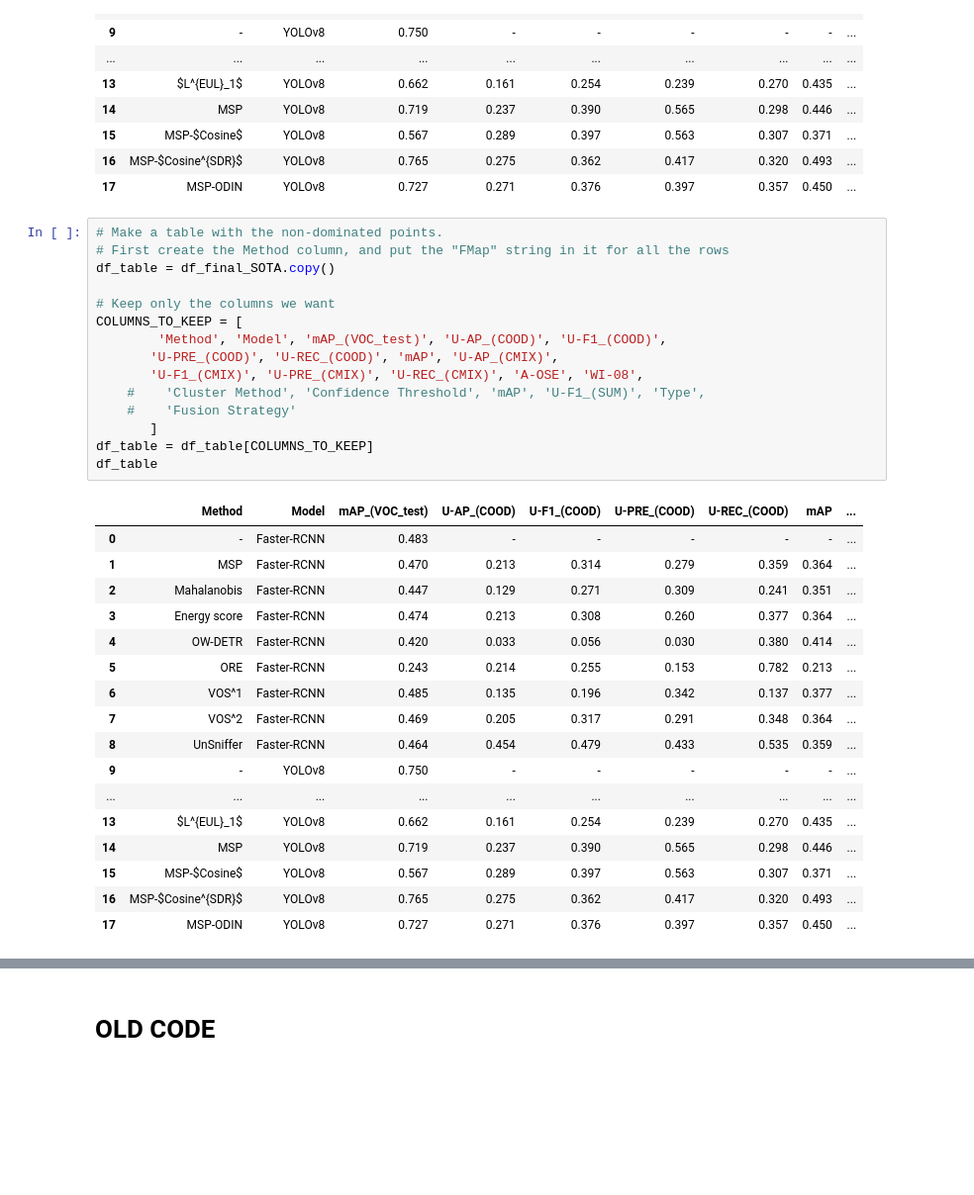
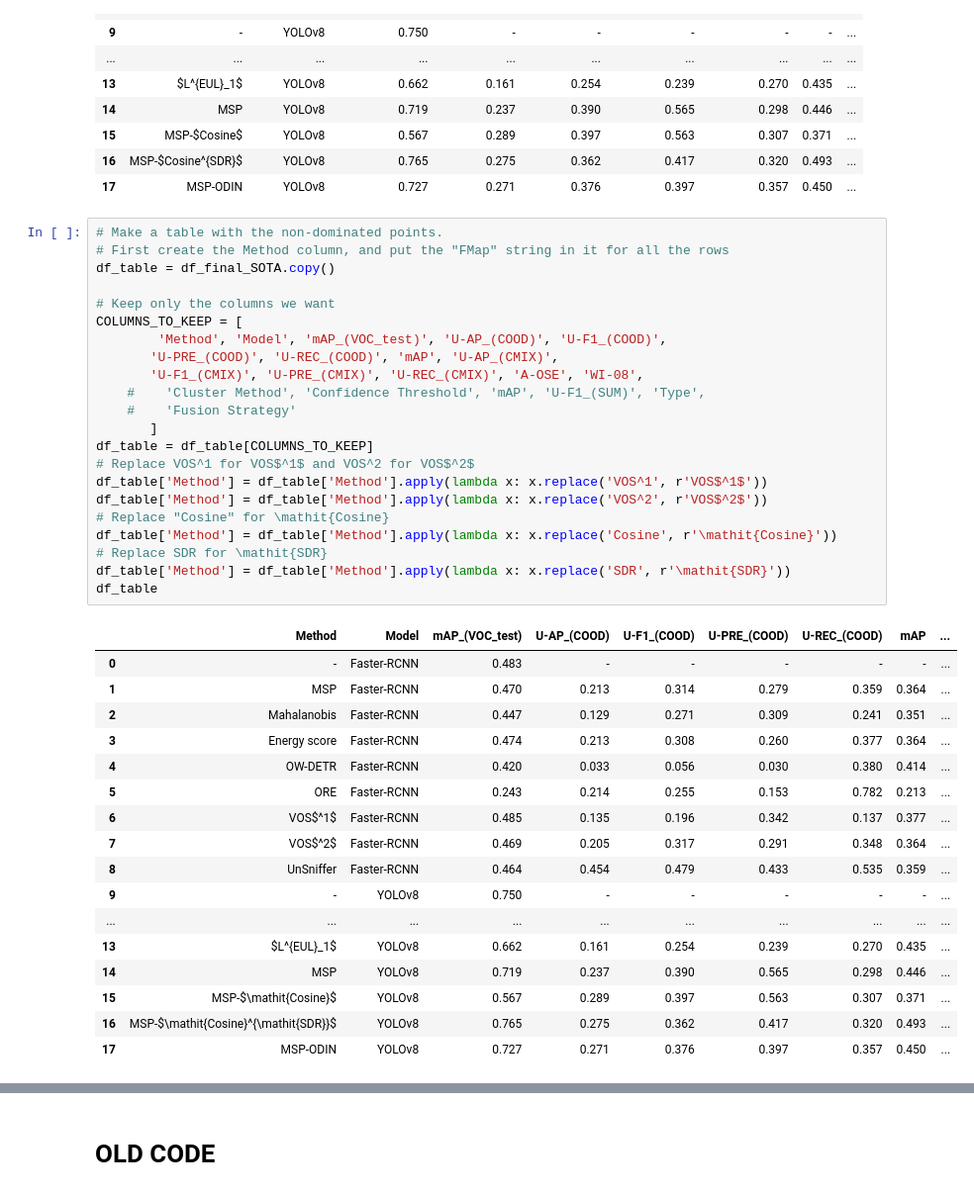
Before and after one commit to aitor-martinez-seras/OoD_in_Object_Detection, a Jupyter notebook: process_results.ipynb, the cells around one changed output, grey strips where cells are left out. Shown at 99% size. Saved outputs shown, nothing was run; the diff lists cells and outputs as text; blank space fills up the shorter version.

Commit message:
Table finished

```diff
--- a/process_results.ipynb
+++ b/process_results.ipynb
@@ -2322,35 +2322,42 @@ df_final_SOTA
 # %%
 # Make a table with the non-dominated points.
 # First create the Method column, and put the "FMap" string in it for all the rows
 df_table = df_final_SOTA.copy()
 
 # Keep only the columns we want
 COLUMNS_TO_KEEP = [
         'Method', 'Model', 'mAP_(VOC_test)', 'U-AP_(COOD)', 'U-F1_(COOD)',
        'U-PRE_(COOD)', 'U-REC_(COOD)', 'mAP', 'U-AP_(CMIX)',
        'U-F1_(CMIX)', 'U-PRE_(CMIX)', 'U-REC_(CMIX)', 'A-OSE', 'WI-08',
     #    'Cluster Method', 'Confidence Threshold', 'mAP', 'U-F1_(SUM)', 'Type',
     #    'Fusion Strategy'
        ]
 df_table = df_table[COLUMNS_TO_KEEP]
+# Replace VOS^1 for VOS$^1$ and VOS^2 for VOS$^2$
+df_table['Method'] = df_table['Method'].apply(lambda x: x.replace('VOS^1', r'VOS$^1$'))
+df_table['Method'] = df_table['Method'].apply(lambda x: x.replace('VOS^2', r'VOS$^2$'))
+# Replace "Cosine" for \mathit{Cosine}
+df_table['Method'] = df_table['Method'].apply(lambda x: x.replace('Cosine', r'\mathit{Cosine}'))
+# Replace SDR for \mathit{SDR}
+df_table['Method'] = df_table['Method'].apply(lambda x: x.replace('SDR', r'\mathit{SDR}'))
 df_table
 # %% [output]
 |  | Method | Model | mAP_(VOC_test) | U-AP_(COOD) | U-F1_(COOD) | U-PRE_(COOD) | U-REC_(COOD) | mAP | ... |
 | 0 | - | Faster-RCNN | 0.483 | - | - | - | - | - | ... |
 | 1 | MSP | Faster-RCNN | 0.470 | 0.213 | 0.314 | 0.279 | 0.359 | 0.364 | ... |
 | 2 | Mahalanobis | Faster-RCNN | 0.447 | 0.129 | 0.271 | 0.309 | 0.241 | 0.351 | ... |
 | 3 | Energy score | Faster-RCNN | 0.474 | 0.213 | 0.308 | 0.260 | 0.377 | 0.364 | ... |
 | 4 | OW-DETR | Faster-RCNN | 0.420 | 0.033 | 0.056 | 0.030 | 0.380 | 0.414 | ... |
 | 5 | ORE | Faster-RCNN | 0.243 | 0.214 | 0.255 | 0.153 | 0.782 | 0.213 | ... |
-| 6 | VOS^1 | Faster-RCNN | 0.485 | 0.135 | 0.196 | 0.342 | 0.137 | 0.377 | ... |
-| 7 | VOS^2 | Faster-RCNN | 0.469 | 0.205 | 0.317 | 0.291 | 0.348 | 0.364 | ... |
+| 6 | VOS$^1$ | Faster-RCNN | 0.485 | 0.135 | 0.196 | 0.342 | 0.137 | 0.377 | ... |
+| 7 | VOS$^2$ | Faster-RCNN | 0.469 | 0.205 | 0.317 | 0.291 | 0.348 | 0.364 | ... |
 | 8 | UnSniffer | Faster-RCNN | 0.464 | 0.454 | 0.479 | 0.433 | 0.535 | 0.359 | ... |
 | 9 | - | YOLOv8 | 0.750 | - | - | - | - | - | ... |
 | ... | ... | ... | ... | ... | ... | ... | ... | ... | ... |
 | 13 | $L^{EUL}_1$ | YOLOv8 | 0.662 | 0.161 | 0.254 | 0.239 | 0.270 | 0.435 | ... |
 | 14 | MSP | YOLOv8 | 0.719 | 0.237 | 0.390 | 0.565 | 0.298 | 0.446 | ... |
-| 15 | MSP-$Cosine$ | YOLOv8 | 0.567 | 0.289 | 0.397 | 0.563 | 0.307 | 0.371 | ... |
-| 16 | MSP-$Cosine^{SDR}$ | YOLOv8 | 0.765 | 0.275 | 0.362 | 0.417 | 0.320 | 0.493 | ... |
+| 15 | MSP-$\mathit{Cosine}$ | YOLOv8 | 0.567 | 0.289 | 0.397 | 0.563 | 0.307 | 0.371 | ... |
+| 16 | MSP-$\mathit{Cosine}^{\mathit{SDR}}$ | YOLOv8 | 0.765 | 0.275 | 0.362 | 0.417 | 0.320 | 0.493 | ... |
 | 17 | MSP-ODIN | YOLOv8 | 0.727 | 0.271 | 0.376 | 0.397 | 0.357 | 0.450 | ... |
 # %%
 # Save the table to a latex file and to a latex string
```
Also changed, not shown: parts of 8 cells of this notebook.
